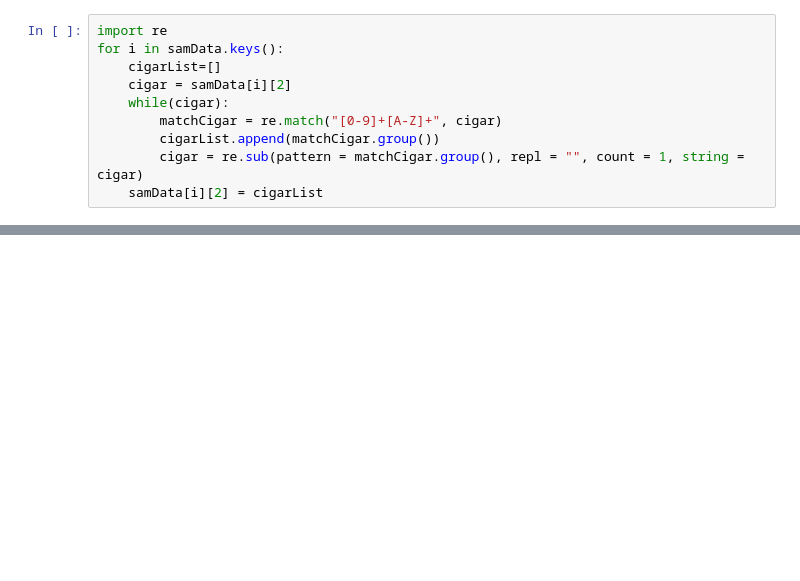
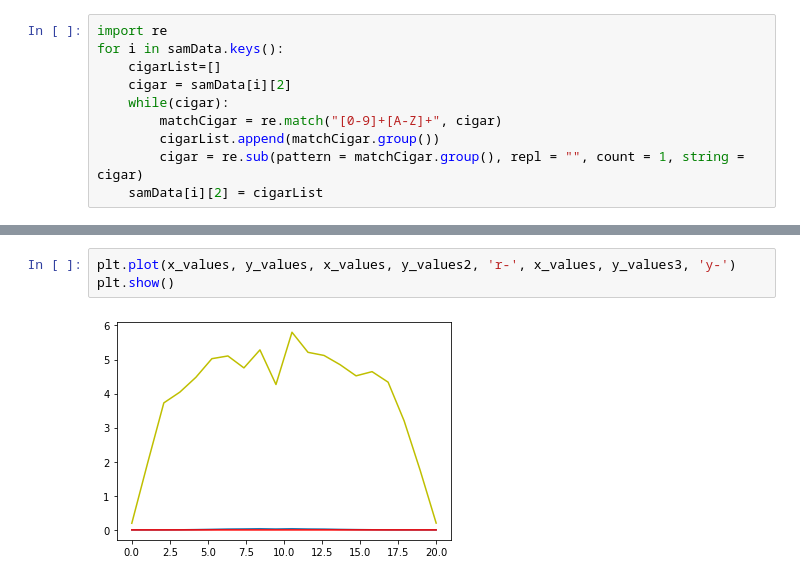
Before and after one commit to JH317/21SpringIntern, a Jupyter notebook: FigureS2CD/FigureS2CD.ipynb, the cells around one changed output, grey strips where cells are left out. Drawn from its saved outputs; the diff is of its cells as text; blank space fills up the shorter version.

```diff
--- a/FigureS2CD/FigureS2CD.ipynb
+++ b/FigureS2CD/FigureS2CD.ipynb
@@ -55,0 +151,5 @@ for x in iter:
+# %%
+plt.plot(x_values, y_values, x_values, y_values2, 'r-', x_values, y_values3, 'y-')
+plt.show()
+# %% [output]
+[figure, added]
```
Also changed, not shown: parts of 9 cells of this notebook.
